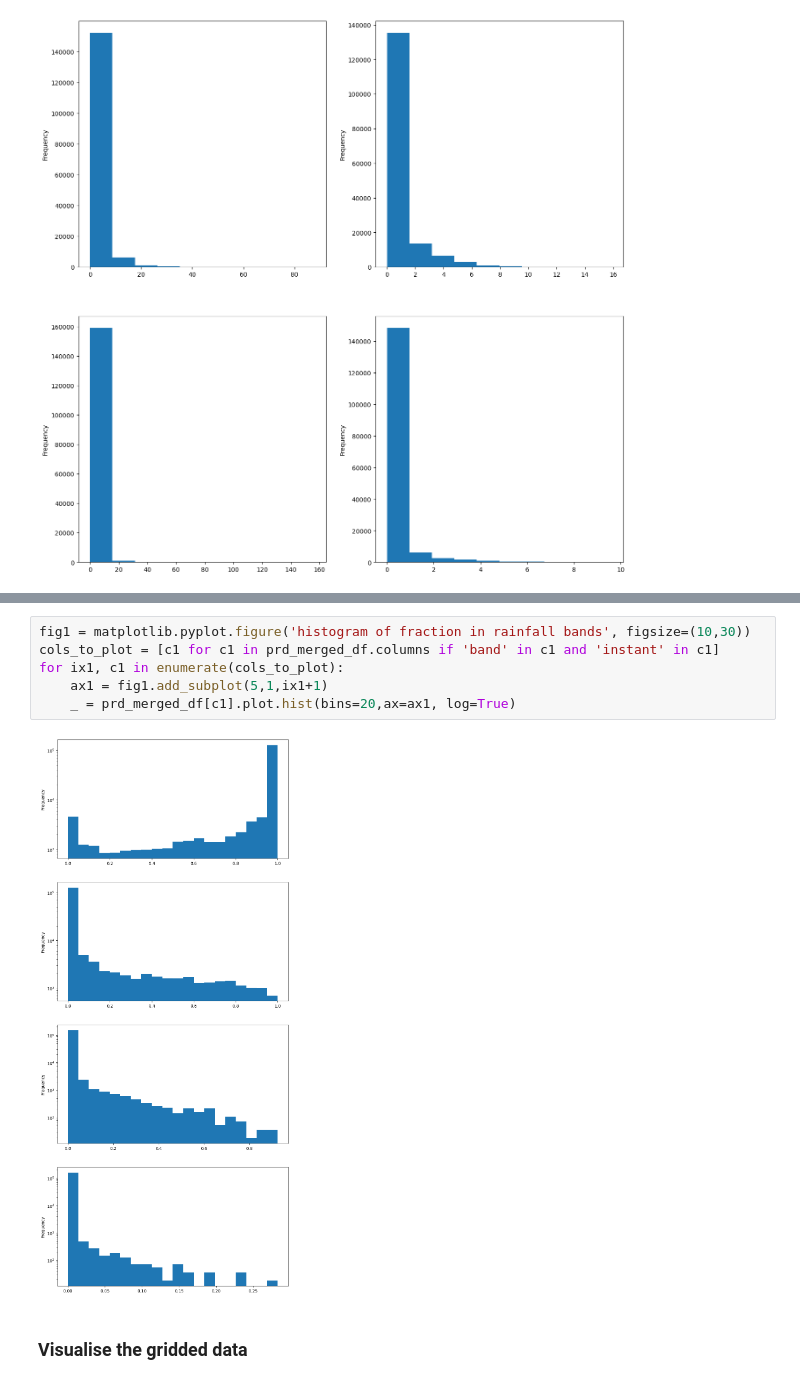
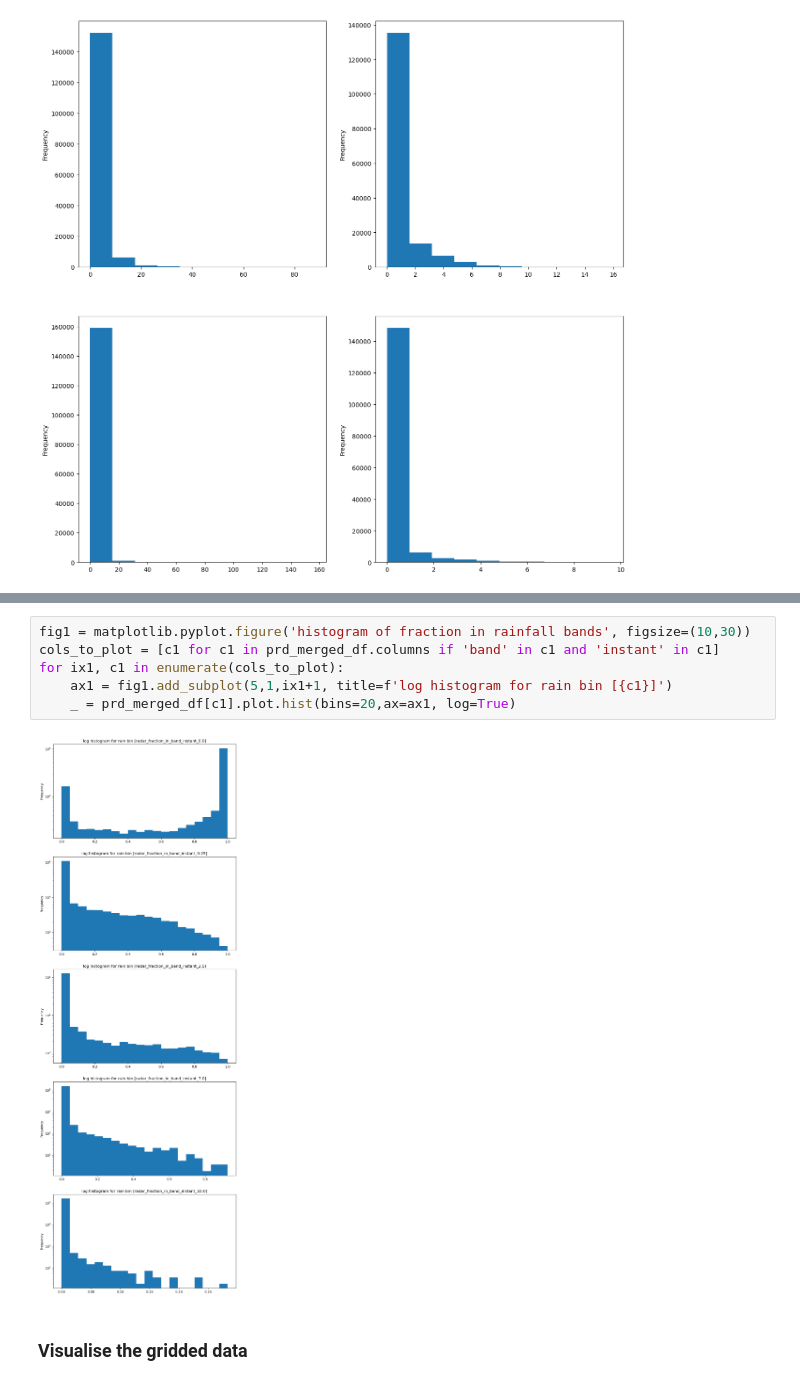
Before and after one commit to informatics-lab/precip_rediagnosis, a Jupyter notebook: data_prep/azureml/prd_data_verification_azml_dataset.ipynb, the cells around one changed output, grey strips where cells are left out. Drawn from its saved outputs; the diff is of its cells as text.

```diff
--- a/data_prep/azureml/prd_data_verification_azml_dataset.ipynb
+++ b/data_prep/azureml/prd_data_verification_azml_dataset.ipynb
@@ -321,11 +324,11 @@ prd_merged_df['radar_mean_rain_instant'].plot.hist(ax=ax1)
 # %%
 fig1 = matplotlib.pyplot.figure('histogram of fraction in rainfall bands', figsize=(10,30))
 cols_to_plot = [c1 for c1 in prd_merged_df.columns if 'band' in c1 and 'instant' in c1]
 for ix1, c1 in enumerate(cols_to_plot):
-    ax1 = fig1.add_subplot(5,1,ix1+1)
+    ax1 = fig1.add_subplot(5,1,ix1+1, title=f'log histogram for rain bin [{c1}]')
     _ = prd_merged_df[c1].plot.hist(bins=20,ax=ax1, log=True)
 # %% [output]
-[figure, old version]
+[figure, new version]
 # %% [markdown]
 ### Visualise the gridded data
 # %%
```
Also changed, not shown: parts of 23 cells of this notebook, 1 other file.
